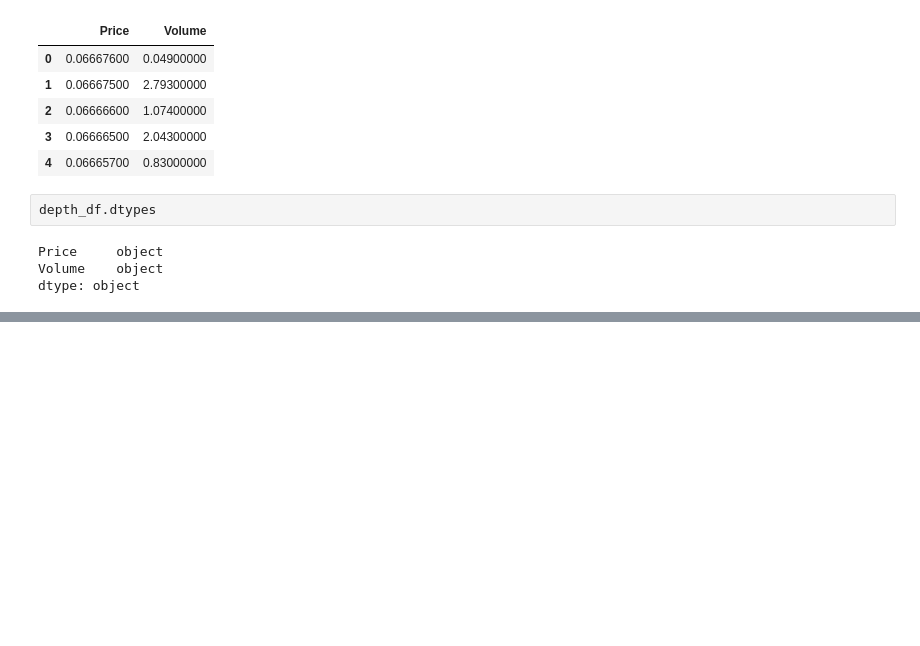
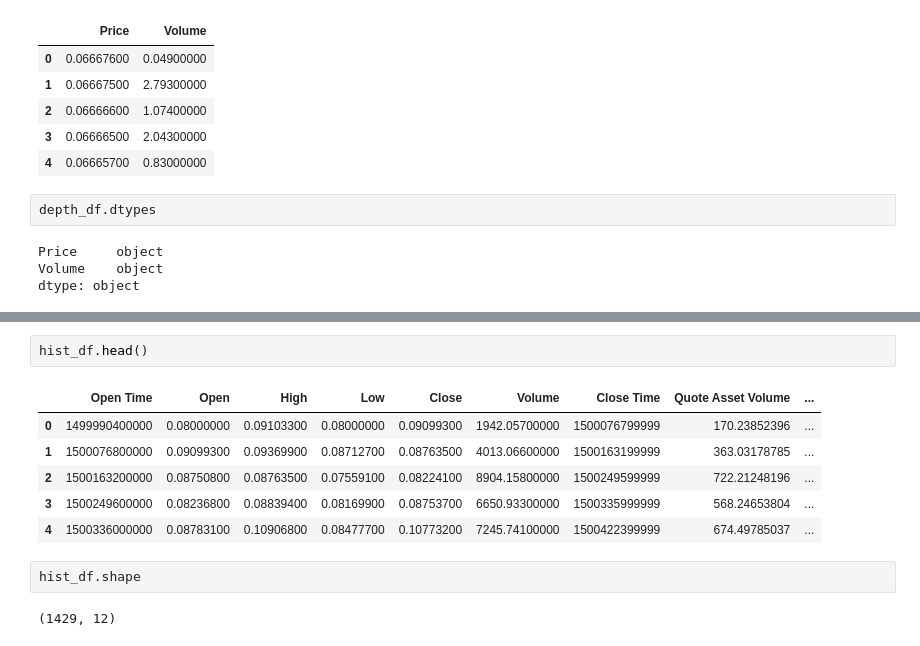
Before and after one commit to aaron96s/Crypto_EDA, a Jupyter notebook: CrytoEDA.ipynb, the cells around one changed output, grey strips where cells are left out. Saved outputs shown, nothing was run; the diff lists cells and outputs as text; blank space fills up the shorter version.

```diff
--- a/CrytoEDA.ipynb
+++ b/CrytoEDA.ipynb
@@ -115,0 +171,13 @@ dtype: object
+# %%
+hist_df.head()
+# %% [output]
+|  | Open Time | Open | High | Low | Close | Volume | Close Time | Quote Asset Volume | ... |
+| 0 | 1499990400000 | 0.08000000 | 0.09103300 | 0.08000000 | 0.09099300 | 1942.05700000 | 1500076799999 | 170.23852396 | ... |
+| 1 | 1500076800000 | 0.09099300 | 0.09369900 | 0.08712700 | 0.08763500 | 4013.06600000 | 1500163199999 | 363.03178785 | ... |
+| 2 | 1500163200000 | 0.08750800 | 0.08763500 | 0.07559100 | 0.08224100 | 8904.15800000 | 1500249599999 | 722.21248196 | ... |
+| 3 | 1500249600000 | 0.08236800 | 0.08839400 | 0.08169900 | 0.08753700 | 6650.93300000 | 1500335999999 | 568.24653804 | ... |
+| 4 | 1500336000000 | 0.08783100 | 0.10906800 | 0.08477700 | 0.10773200 | 7245.74100000 | 1500422399999 | 674.49785037 | ... |
+# %%
+hist_df.shape
+# %% [output]
+(1429, 12)
```
Also changed, not shown: parts of 6 cells of this notebook.
